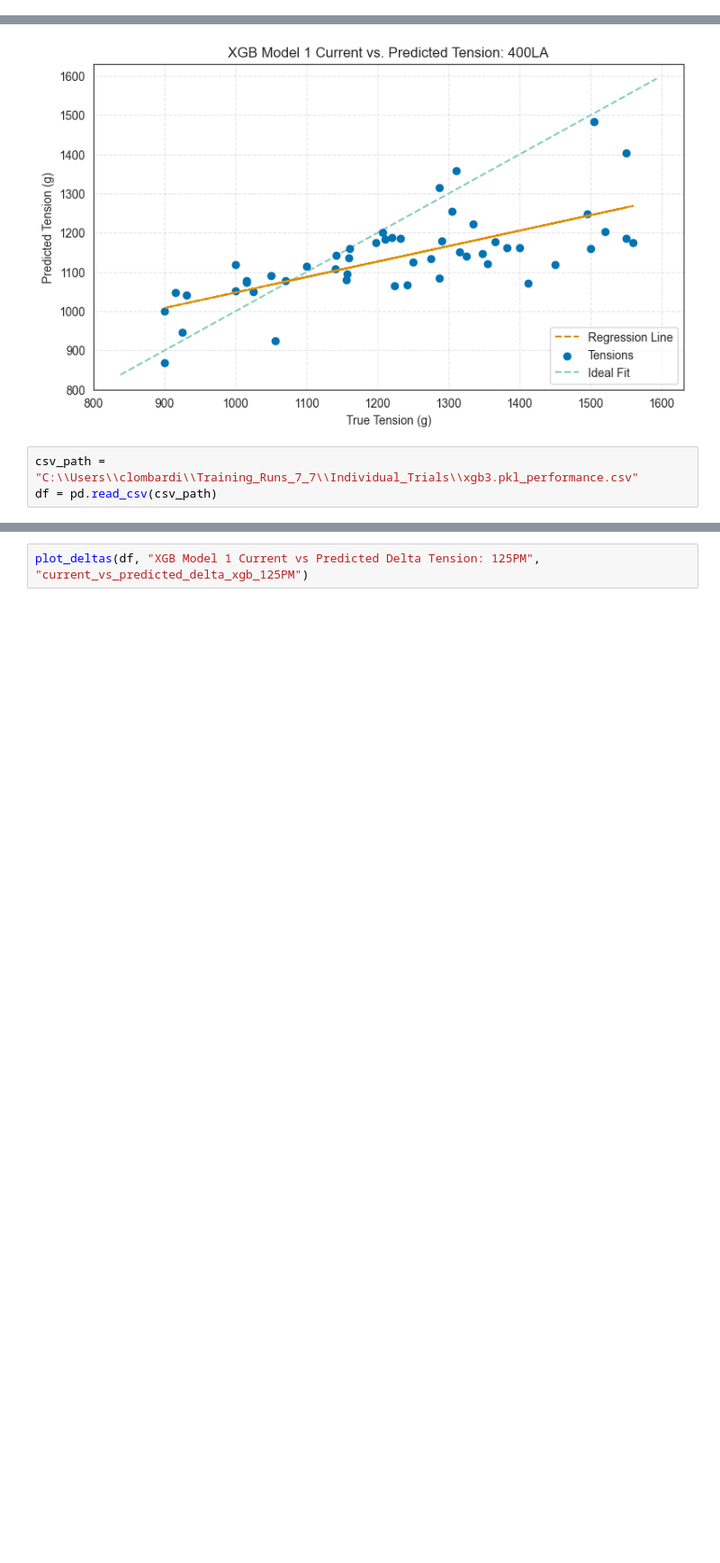
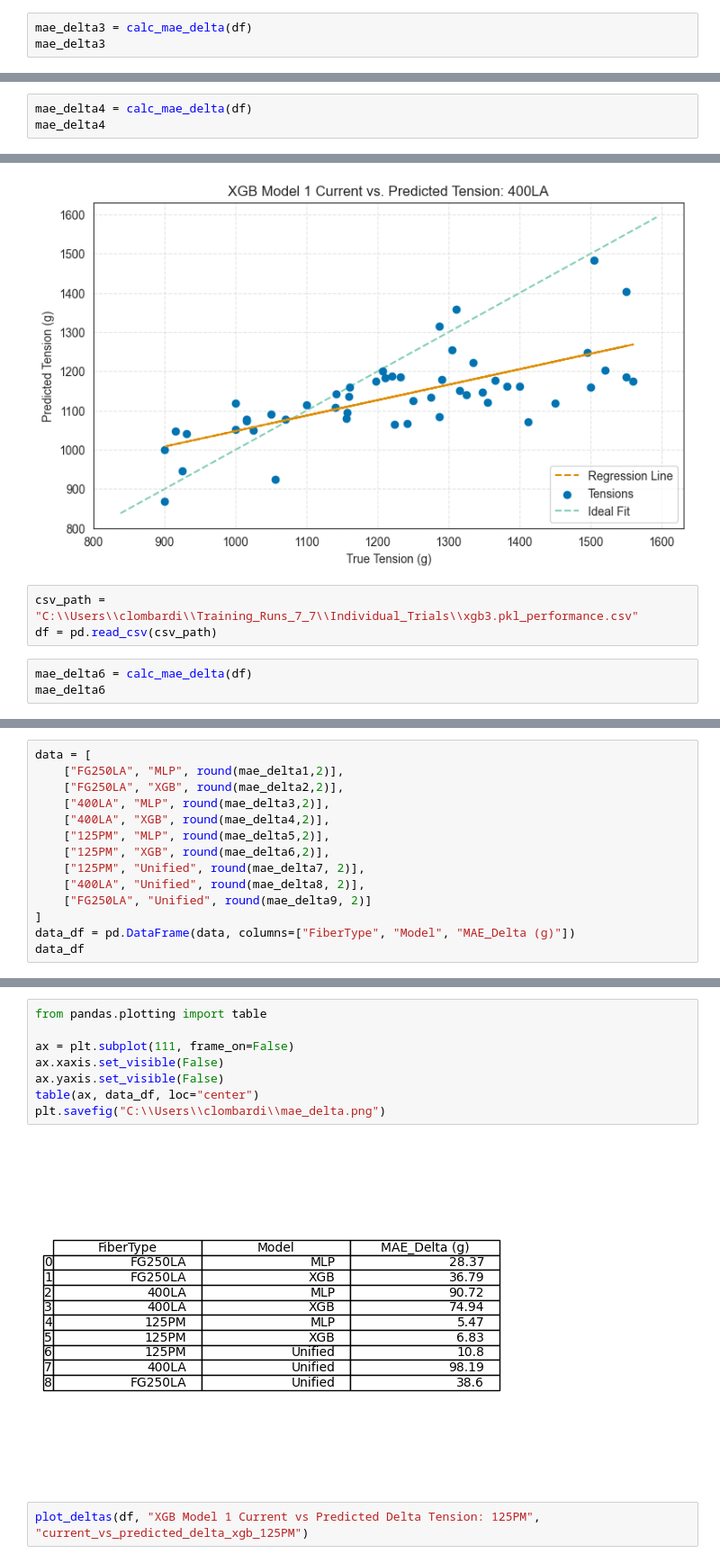
Before and after one commit to c-lombardi23/FOCAL, a Jupyter notebook: notebooks/Abalation_Study.ipynb, the cells around one changed output, grey strips where cells are left out. Shown at 90% size. Saved outputs shown, nothing was run; the diff lists cells and outputs as text; blank space fills up the shorter version.

Commit message:
updated abalation study plots

```diff
--- a/notebooks/Abalation_Study.ipynb
+++ b/notebooks/Abalation_Study.ipynb
@@ -220,3 +240,6 @@ plot_current_vs_pred(df, "XGBoost Model 1 Current vs. Predicted Tension: FG250LA
 # %%
 csv_path = "C:\\Users\\clombardi\\400LA_Train3\\Individual_Trials\\mlp_model_3_performance.csv"
 df = pd.read_csv(csv_path)
+# %%
+mae_delta3 = calc_mae_delta(df)
+mae_delta3
@@ -233,3 +258,6 @@ plot_current_vs_pred(df, "MLP Model 1 Current vs. Predicted Tension: 400LA", "cu
 # %%
 csv_path = "C:\\Users\\clombardi\\400LA_Train3\\Individual_Trials\\xgb5_performance.csv"
 df = pd.read_csv(csv_path)
+# %%
+mae_delta4 = calc_mae_delta(df)
+mae_delta4
@@ -246,3 +276,6 @@ plot_current_vs_pred(df, "XGB Model 1 Current vs. Predicted Tension: 400LA", "cu
 # %%
 csv_path = "C:\\Users\\clombardi\\Training_Runs_7_7\\Individual_Trials\\xgb3.pkl_performance.csv"
 df = pd.read_csv(csv_path)
+# %%
+mae_delta6 = calc_mae_delta(df)
+mae_delta6
@@ -248,0 +284,14 @@ df = pd.read_csv(csv_path)
+# %%
+data = [
+    ["FG250LA", "MLP", round(mae_delta1,2)],
+    ["FG250LA", "XGB", round(mae_delta2,2)],
+    ["400LA", "MLP", round(mae_delta3,2)],
+    ["400LA", "XGB", round(mae_delta4,2)],
+    ["125PM", "MLP", round(mae_delta5,2)],
+    ["125PM", "XGB", round(mae_delta6,2)],
+    ["125PM", "Unified", round(mae_delta7, 2)],
+    ["400LA", "Unified", round(mae_delta8, 2)],
+    ["FG250LA", "Unified", round(mae_delta9, 2)]
+]
+data_df = pd.DataFrame(data, columns=["FiberType", "Model", "MAE_Delta (g)"])
+data_df
@@ -249,3 +309,13 @@ df = pd.read_csv(csv_path)
+# %%
+from pandas.plotting import table
+
+ax = plt.subplot(111, frame_on=False)
+ax.xaxis.set_visible(False)
+ax.yaxis.set_visible(False)
+table(ax, data_df, loc="center")
+plt.savefig("C:\\Users\\clombardi\\mae_delta.png")
+# %% [output]
+[figure, added]
 # %%
 plot_deltas(df, "XGB Model 1 Current vs Predicted Delta Tension: 125PM", "current_vs_predicted_delta_xgb_125PM")
 # %% [output]
```
Also changed, not shown: parts of 11 cells of this notebook.
